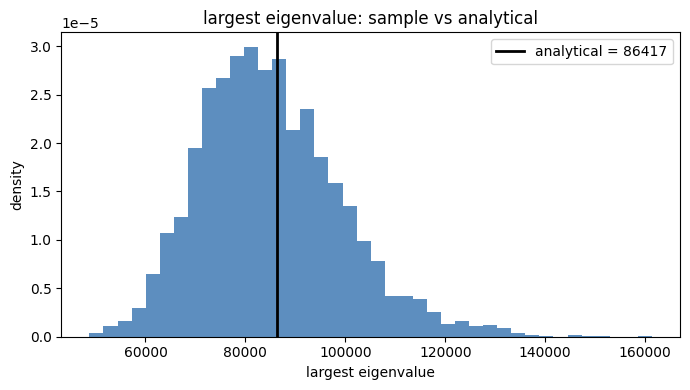
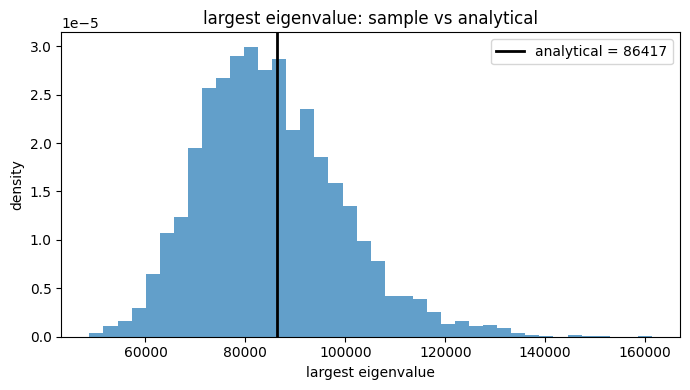
The change to this notebook cell's code, shown as a diff; its figure went from the first image to the second:
--- before
+++ after
@@ -1,5 +1,5 @@
 fig, ax = plt.subplots(figsize=(7, 4))
 
-ax.hist(lam_max, density=True, bins=40, color="#185fa5", alpha=0.7)
+ax.hist(lam_max, density=True, bins=40, alpha=0.7)
 
 ax.axvline(an_max, color="k", linewidth=2, label=f"analytical = {an_max:.0f}")

Commit: Performed testing on suspect A